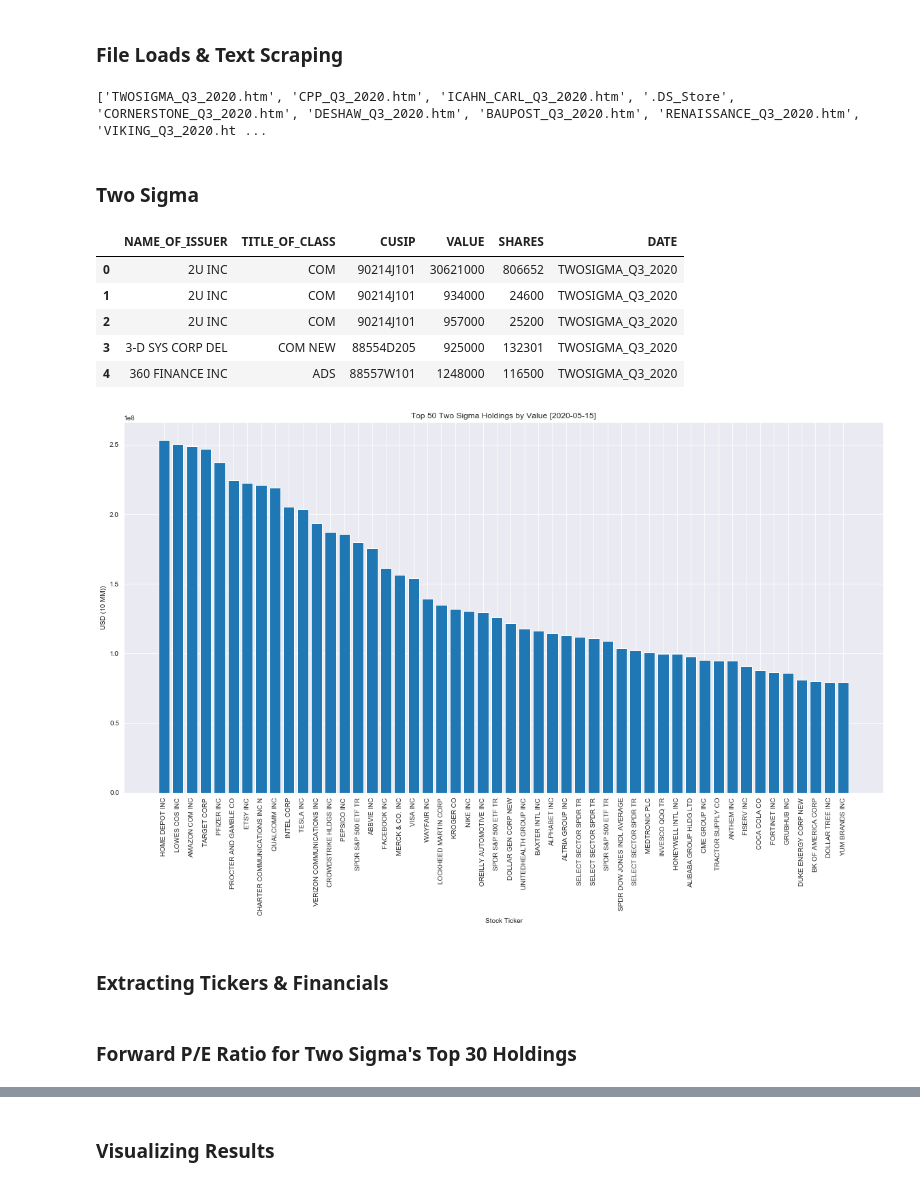
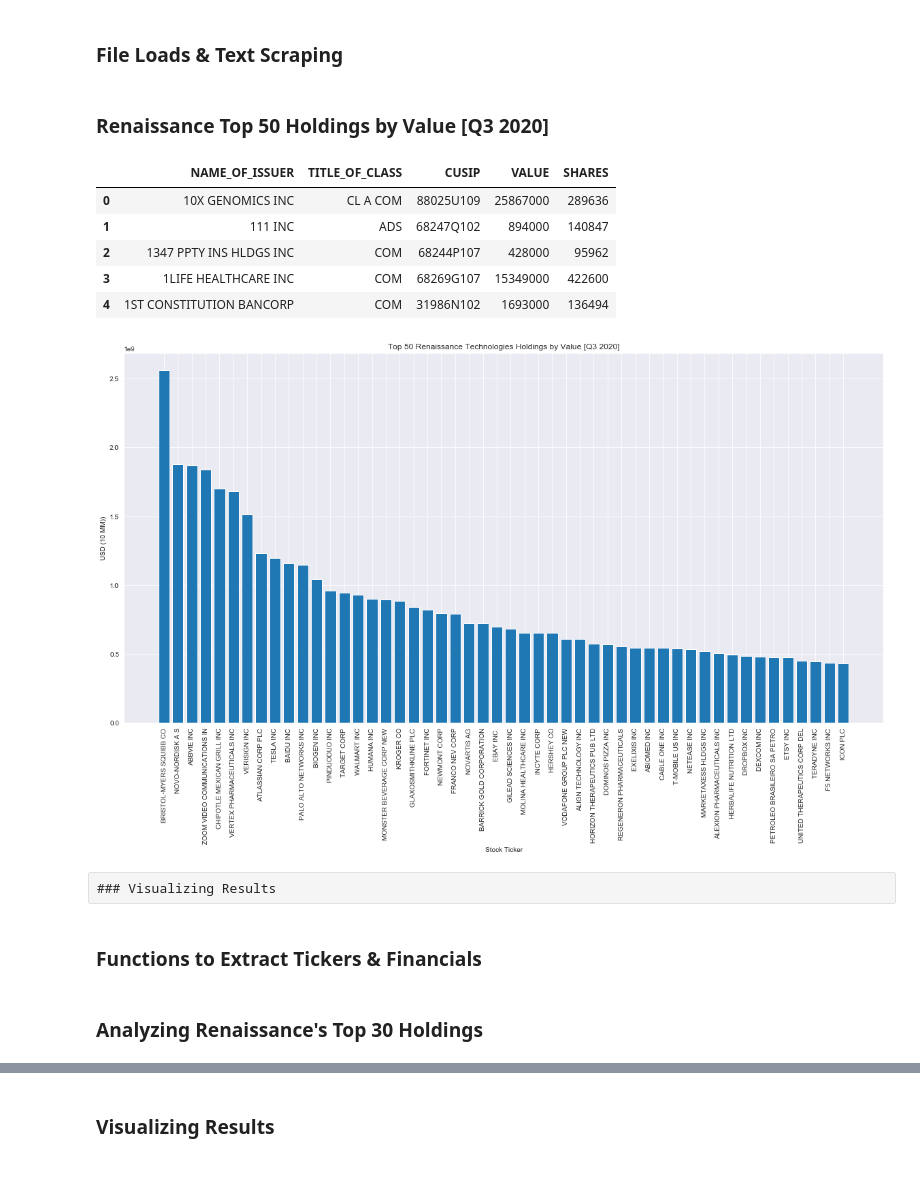
Before and after one commit to QueensU-Alternative-Asset-Fund/QFin, a Jupyter notebook: SEC_13F_scraping.ipynb, the cells around one changed output, grey strips where cells are left out. Saved outputs shown, nothing was run; the diff lists cells and outputs as text; code cells hidden in the pictures.

```diff
--- a/SEC_13F_scraping.ipynb
+++ b/SEC_13F_scraping.ipynb
@@ -14,15 +14,11 @@ from googlesearch import search
 import yfinance as yf #this requires a package adjustment to work (yikes)
 sns.set_style('darkgrid')
 # %%
-#Pulling files from local repo (ideally I'll be able to figure out automating this at some point)
+#Pulling files from local repo (automation coming soon)
 files = os.listdir('/Users/BrandonToushan/Desktop/13f')
-print(files)
-# %% [output]
-['TWOSIGMA_Q3_2020.htm', 'CPP_Q3_2020.htm', 'ICAHN_CARL_Q3_2020.htm', '.DS_Store', 'CORNERSTONE_Q3_2020.htm', 'DESHAW_Q3_2020.htm', 'BAUPOST_Q3_2020.htm', 'RENAISSANCE_Q3_2020.htm', 'VIKING_Q3_2020.ht ...
 # %%
-#Function to scrape 13f files
+#Function to scrape SEC 13f info table files using BeautifulSoup
 def scrape_13f(file):
-    date = file
     html = open("/Users/BrandonToushan/Desktop/13f/"+file).read()
     soup = BeautifulSoup(html, 'lxml')
     rows = soup.find_all('tr')[11:]
@@ -35,45 +31,47 @@ def scrape_13f(file):
         dic["CUSIP"] = position[2].text
         dic["VALUE"] = int(position[3].text.replace(',', ''))*1000
         dic["SHARES"] = int(position[4].text.replace(',', ''))
-        dic["DATE"] = date.strip(".html")
         positions.append(dic)
 
     df = pd.DataFrame(positions)
     return df
-# %% [markdown]
-### Two Sigma
+# %% [markdown]
+### Renaissance Top 50 Holdings by Value [Q3 2020]
 # %%
 #Scraping 13f and displaying resulting df
-two_sigma_df = scrape_13f(files[0])
-two_sigma_df.head()
+file_name = "RENAISSANCE_Q3_2020.htm"
+renaissance_df = scrape_13f(file_name)
+renaissance_df.head()
 # %% [output]
-|  | NAME_OF_ISSUER | TITLE_OF_CLASS | CUSIP | VALUE | SHARES | DATE |
-| 0 | 2U INC | COM | 90214J101 | 30621000 | 806652 | TWOSIGMA_Q3_2020 |
-| 1 | 2U INC | COM | 90214J101 | 934000 | 24600 | TWOSIGMA_Q3_2020 |
-| 2 | 2U INC | COM | 90214J101 | 957000 | 25200 | TWOSIGMA_Q3_2020 |
-| 3 | 3-D SYS CORP DEL | COM NEW | 88554D205 | 925000 | 132301 | TWOSIGMA_Q3_2020 |
-| 4 | 360 FINANCE INC | ADS | 88557W101 | 1248000 | 116500 | TWOSIGMA_Q3_2020 |
+|  | NAME_OF_ISSUER | TITLE_OF_CLASS | CUSIP | VALUE | SHARES |
+| 0 | 10X GENOMICS INC | CL A COM | 88025U109 | 25867000 | 289636 |
+| 1 | 111 INC | ADS | 68247Q102 | 894000 | 140847 |
+| 2 | 1347 PPTY INS HLDGS INC | COM | 68244P107 | 428000 | 95962 |
+| 3 | 1LIFE HEALTHCARE INC | COM | 68269G107 | 15349000 | 422600 |
+| 4 | 1ST CONSTITUTION BANCORP | COM | 31986N102 | 1693000 | 136494 |
 # %%
 #Extracting top 50 holdings by value
-top_50_two_sigma = two_sigma_df.sort_values(by="VALUE", ascending=False)[["NAME_OF_ISSUER","VALUE"]][:50]
-a = top_50_two_sigma.NAME_OF_ISSUER
-b = top_50_two_sigma.VALUE
+top_50_renaissance = renaissance_df.sort_values(by="VALUE", ascending=False)[["NAME_OF_ISSUER","VALUE"]][:50]
+a = top_50_renaissance.NAME_OF_ISSUER
+b = top_50_renaissance.VALUE
 c = range(len(b))
 
 #Visualizing top 50 holdings
 fig = plt.figure(figsize=(20,10))
 ax = fig.add_subplot(111)
 ax.bar(c, b)
 
 plt.xticks(c, a, rotation=90);
-plt.title('Top 50 Two Sigma Holdings by Value [2020-05-15]');
+plt.title('Top 50 Renaissance Technologies Holdings by Value [Q3 2020]');
 plt.xlabel('Stock Ticker');
 plt.ylabel('USD (10 MM))');
 plt.show();
 # %% [output]
-[figure, old version]
+[figure, new version]
+# %% [raw]
+### Visualizing Results
 # %% [markdown]
-### Extracting Tickers & Financials
+### Functions to Extract Tickers & Financials
 # %%
 #Function to convert company names to tickers
 def ticker_convert(self):
@@ -116,3 +120,3 @@ def array_PE_data(self):
 # %% [markdown]
-### Forward P/E Ratio for Two Sigma's Top 30 Holdings
+### Analyzing Renaissance's Top 30 Holdings
 # %%
```
Also changed, not shown: parts of 10 cells of this notebook.
